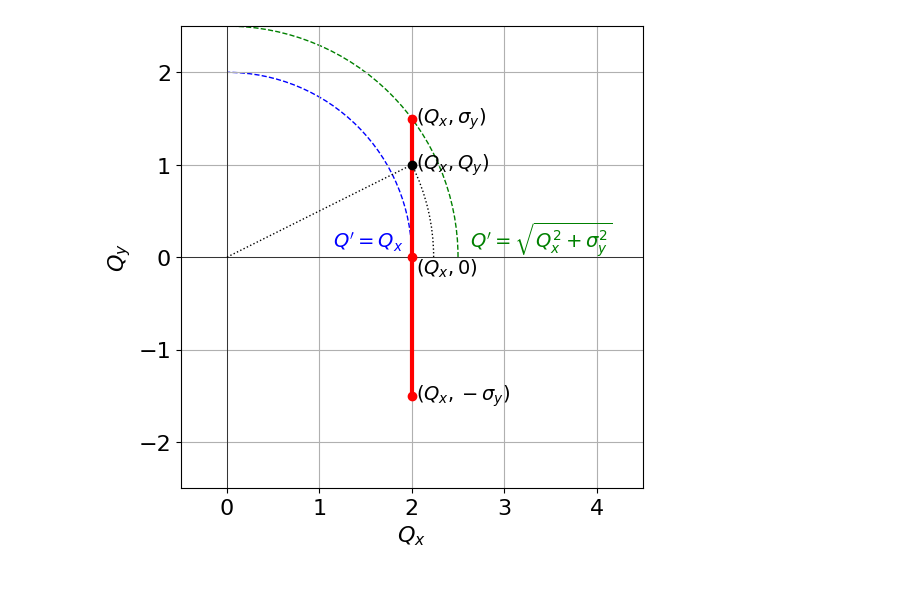
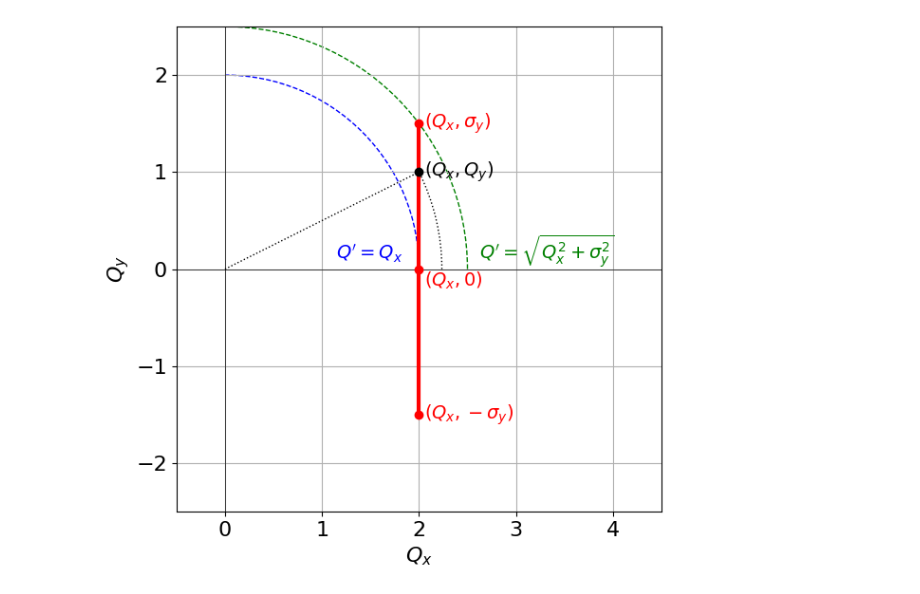
Before and after one commit to ch-tung/MLSR, a Jupyter notebook: desmearing/test_pointspread.ipynb, the cells around one changed output. Drawn from its saved outputs; the diff is of its cells as text; code cells hidden in the pictures.

Commit message:
visualize PSF

```diff
--- a/desmearing/test_pointspread.ipynb
+++ b/desmearing/test_pointspread.ipynb
@@ -289,40 +713,43 @@ ax.plot([Qx_val], [sigma_y_val], 'ro')
 ax.plot([Qx_val], [-sigma_y_val], 'ro')
 
 # Add labels for points
-ax.text(Qx_val + 0.05, -0.12, '$(Q_x, 0)$', ha='left', va='center', fontsize=14)
-ax.text(Qx_val + 0.05, sigma_y_val, '$(Q_x, \sigma_y)$', ha='left', va='center', fontsize=14)
-ax.text(Qx_val + 0.05, -sigma_y_val, '$(Q_x, -\sigma_y)$', ha='left', va='center', fontsize=14)
+ax.text(Qx_val + 0.05, -0.12, '$(Q_x, 0)$', ha='left', va='center', fontsize=14, color='r')
+ax.text(Qx_val + 0.05, sigma_y_val, '$(Q_x, \sigma_y)$', ha='left', va='center', fontsize=14, color='r')
+ax.text(Qx_val + 0.05, -sigma_y_val, '$(Q_x, -\sigma_y)$', ha='left', va='center', fontsize=14, color='r')
 
 # Draw arcs to represent Q'
 # Arc for Q' = Q_x
 arc_min = patches.Arc((0, 0), 2 * Qx_val, 2 * Qx_val, theta1=0, theta2=90, color='blue', ls='--', label="$Q' = Q_x$ (min radius)")
 ax.add_patch(arc_min)
 ax.text(Qx_val / 1.75, 0.1, "$Q' = Q_x$", color='blue', fontsize=14)
 
 # Arc for Q' = sqrt(Q_x^2 + sigma_y^2)
 arc_max = patches.Arc((0, 0), 2 * Qmax_val, 2 * Qmax_val, theta1=0, theta2=90, color='green', ls='--', label="$Q' = \sqrt{Q_x^2 + \sigma_y^2}$ (max radius)")
 ax.add_patch(arc_max)
 ax.text(Qmax_val * 1.05, 0.1, "$Q' = \sqrt{Q_x^2 + \sigma_y^2}$", color='green', fontsize=14)
 
 # Draw a point (Q_x, Q_y) on the slit and the corresponding arc
 Qy_sample = 1.0
 Q_sample = np.sqrt(Qx_val**2 + Qy_sample**2)
 ax.plot([Qx_val], [Qy_sample], 'ko')
 ax.text(Qx_val + 0.05, Qy_sample, '$(Q_x, Q_y)$', ha='left', va='center', fontsize=14)
 arc_sample = patches.Arc((0, 0), 2 * Q_sample, 2 * Q_sample, theta1=0, theta2=np.degrees(np.arctan(Qy_sample/Qx_val)), color='black', ls=':', lw=1, label="$Q' = \sqrt{Q_x^2 + Q_y^2}$")
 ax.add_patch(arc_sample)
 ax.plot([0, Qx_val], [0, Qy_sample], 'k:', lw=1)
 
 # Set labels and title
 ax.set_xlabel('$Q_x$', fontsize=16)
 ax.set_ylabel('$Q_y$', fontsize=16)
 
 # Set limits and aspect ratio
 ax.set_xlim(-0.5, Qmax_val + 2)
 ax.set_ylim(-sigma_y_val - 1, sigma_y_val + 1)
 ax.set_aspect('equal', adjustable='box')
 ax.tick_params(axis='both', which='major', labelsize=16)
 # ax.legend()
 ax.grid(True)
+
+plt.tight_layout()
+plt.show()
 # %% [output]
-[figure, old version]
+[figure, new version]
```
Also changed, not shown: parts of 7 cells of this notebook.
